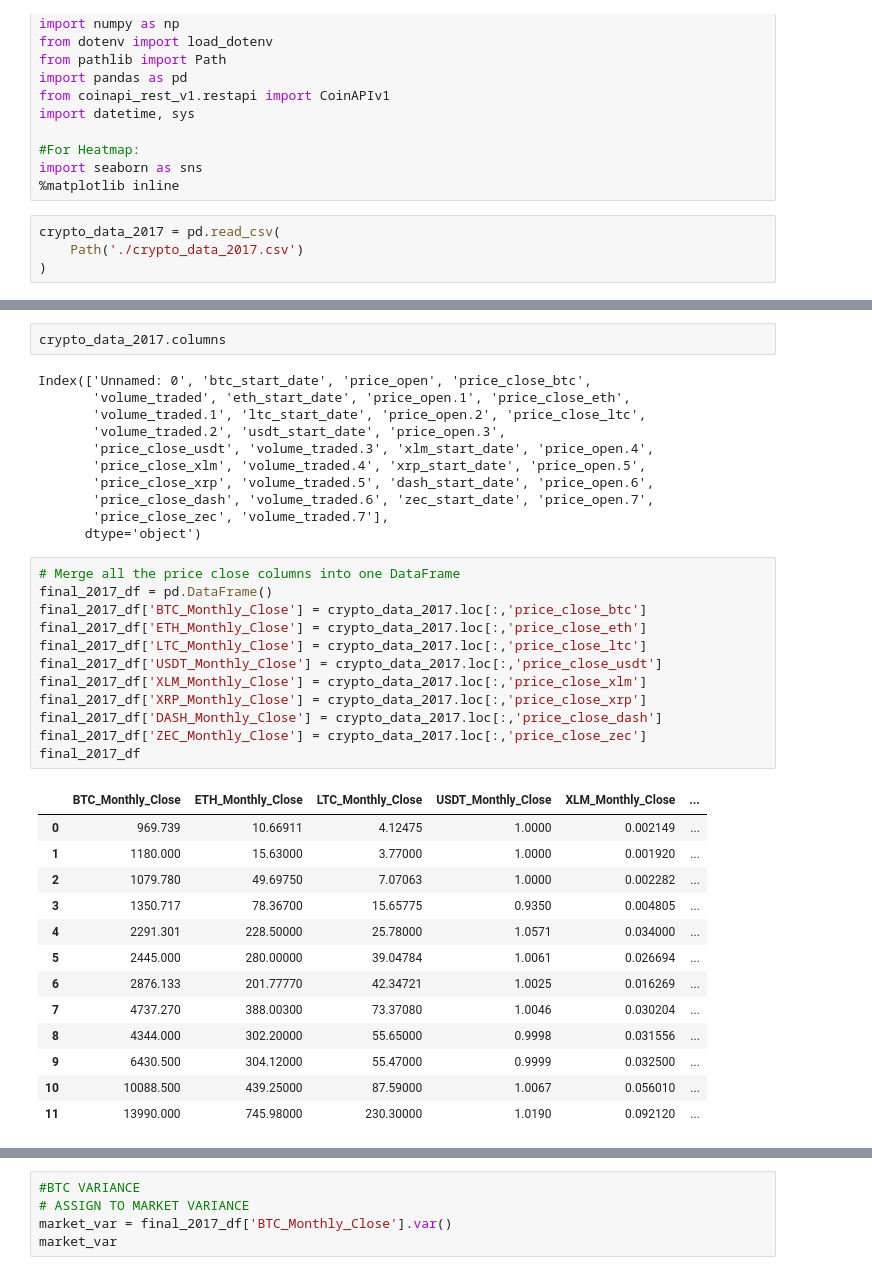
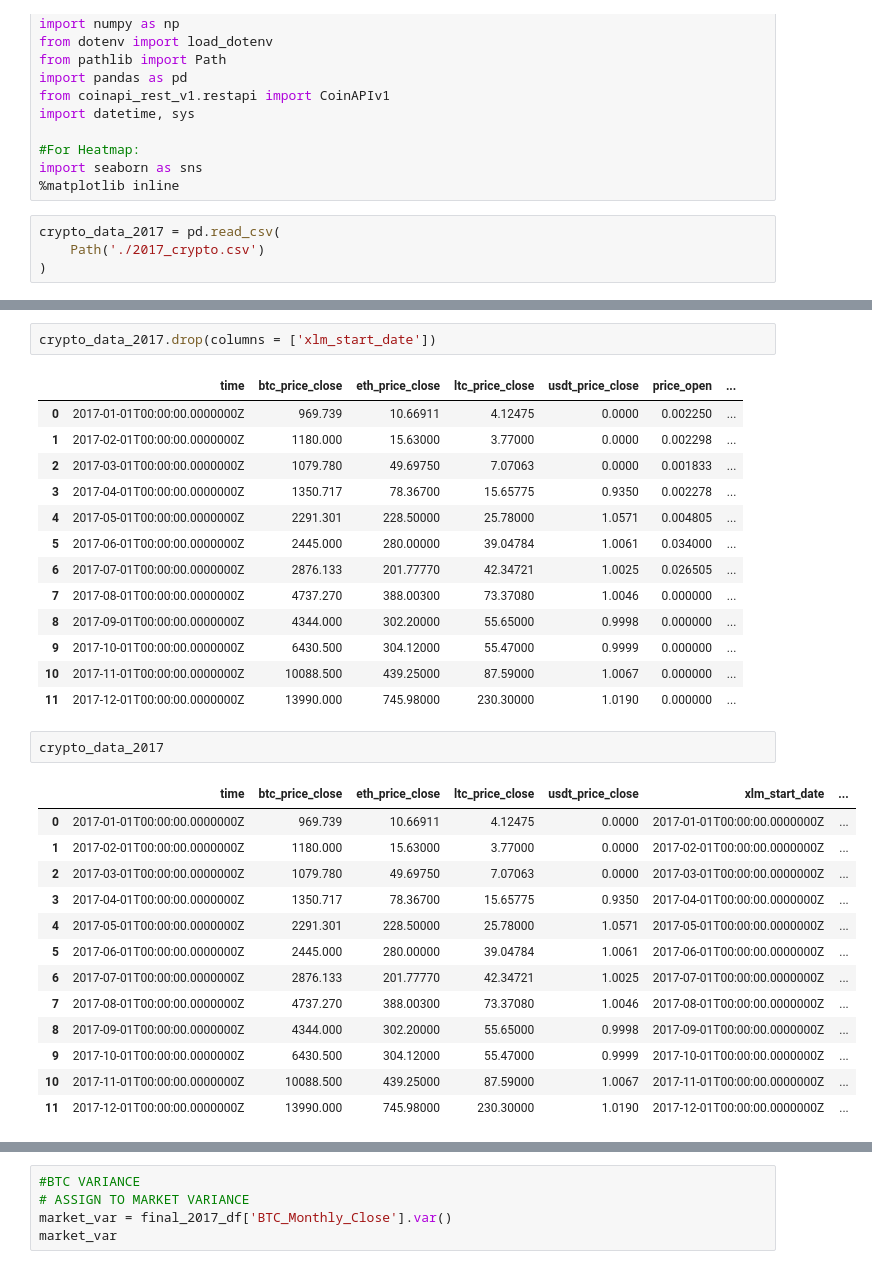
Before and after one commit to nathanduft44/Crypto_Corrisk, a Jupyter notebook: Nate_space/2017_analysis.ipynb, the cells around one changed output, grey strips where cells are left out. Cells and saved outputs as stored; diff of their text form.

```diff
--- a/Nate_space/2017_analysis.ipynb
+++ b/Nate_space/2017_analysis.ipynb
@@ -14,7 +14,7 @@ import seaborn as sns
 %matplotlib inline
 # %%
 crypto_data_2017 = pd.read_csv(
-    Path('./crypto_data_2017.csv')
+    Path('./2017_crypto.csv')
 )
 # %%
 crypto_data_2017.head()
@@ -29,40 +28,33 @@ crypto_data_2017.head()
 # %%
-crypto_data_2017.columns
+crypto_data_2017.drop(columns = ['xlm_start_date'])
 # %% [output]
-Index(['Unnamed: 0', 'btc_start_date', 'price_open', 'price_close_btc',
-       'volume_traded', 'eth_start_date', 'price_open.1', 'price_close_eth',
-       'volume_traded.1', 'ltc_start_date', 'price_open.2', 'price_close_ltc',
-       'volume_traded.2', 'usdt_start_date', 'price_open.3',
-       'price_close_usdt', 'volume_traded.3', 'xlm_start_date', 'price_open.4',
-       'price_close_xlm', 'volume_traded.4', 'xrp_start_date', 'price_open.5',
-       'price_close_xrp', 'volume_traded.5', 'dash_start_date', 'price_open.6',
-       'price_close_dash', 'volume_traded.6', 'zec_start_date', 'price_open.7',
-       'price_close_zec', 'volume_traded.7'],
-      dtype='object')
+|  | time | btc_price_close | eth_price_close | ltc_price_close | usdt_price_close | price_open | ... |
+| 0 | 2017-01-01T00:00:00.0000000Z | 969.739 | 10.66911 | 4.12475 | 0.0000 | 0.002250 | ... |
+| 1 | 2017-02-01T00:00:00.0000000Z | 1180.000 | 15.63000 | 3.77000 | 0.0000 | 0.002298 | ... |
+| 2 | 2017-03-01T00:00:00.0000000Z | 1079.780 | 49.69750 | 7.07063 | 0.0000 | 0.001833 | ... |
+| 3 | 2017-04-01T00:00:00.0000000Z | 1350.717 | 78.36700 | 15.65775 | 0.9350 | 0.002278 | ... |
+| 4 | 2017-05-01T00:00:00.0000000Z | 2291.301 | 228.50000 | 25.78000 | 1.0571 | 0.004805 | ... |
+| 5 | 2017-06-01T00:00:00.0000000Z | 2445.000 | 280.00000 | 39.04784 | 1.0061 | 0.034000 | ... |
+| 6 | 2017-07-01T00:00:00.0000000Z | 2876.133 | 201.77770 | 42.34721 | 1.0025 | 0.026505 | ... |
+| 7 | 2017-08-01T00:00:00.0000000Z | 4737.270 | 388.00300 | 73.37080 | 1.0046 | 0.000000 | ... |
+| 8 | 2017-09-01T00:00:00.0000000Z | 4344.000 | 302.20000 | 55.65000 | 0.9998 | 0.000000 | ... |
+| 9 | 2017-10-01T00:00:00.0000000Z | 6430.500 | 304.12000 | 55.47000 | 0.9999 | 0.000000 | ... |
+| 10 | 2017-11-01T00:00:00.0000000Z | 10088.500 | 439.25000 | 87.59000 | 1.0067 | 0.000000 | ... |
+| 11 | 2017-12-01T00:00:00.0000000Z | 13990.000 | 745.98000 | 230.30000 | 1.0190 | 0.000000 | ... |
 # %%
-# Merge all the price close columns into one DataFrame
-final_2017_df = pd.DataFrame()
-final_2017_df['BTC_Monthly_Close'] = crypto_data_2017.loc[:,'price_close_btc']
-final_2017_df['ETH_Monthly_Close'] = crypto_data_2017.loc[:,'price_close_eth']
-final_2017_df['LTC_Monthly_Close'] = crypto_data_2017.loc[:,'price_close_ltc']
-final_2017_df['USDT_Monthly_Close'] = crypto_data_2017.loc[:,'price_close_usdt']
-final_2017_df['XLM_Monthly_Close'] = crypto_data_2017.loc[:,'price_close_xlm']
-final_2017_df['XRP_Monthly_Close'] = crypto_data_2017.loc[:,'price_close_xrp']
-final_2017_df['DASH_Monthly_Close'] = crypto_data_2017.loc[:,'price_close_dash']
-final_2017_df['ZEC_Monthly_Close'] = crypto_data_2017.loc[:,'price_close_zec']
-final_2017_df
+crypto_data_2017
 # %% [output]
-|  | BTC_Monthly_Close | ETH_Monthly_Close | LTC_Monthly_Close | USDT_Monthly_Close | XLM_Monthly_Close | ... |
-| 0 | 969.739 | 10.66911 | 4.12475 | 1.0000 | 0.002149 | ... |
-| 1 | 1180.000 | 15.63000 | 3.77000 | 1.0000 | 0.001920 | ... |
-| 2 | 1079.780 | 49.69750 | 7.07063 | 1.0000 | 0.002282 | ... |
-| 3 | 1350.717 | 78.36700 | 15.65775 | 0.9350 | 0.004805 | ... |
-| 4 | 2291.301 | 228.50000 | 25.78000 | 1.0571 | 0.034000 | ... |
-| 5 | 2445.000 | 280.00000 | 39.04784 | 1.0061 | 0.026694 | ... |
-| 6 | 2876.133 | 201.77770 | 42.34721 | 1.0025 | 0.016269 | ... |
-| 7 | 4737.270 | 388.00300 | 73.37080 | 1.0046 | 0.030204 | ... |
-| 8 | 4344.000 | 302.20000 | 55.65000 | 0.9998 | 0.031556 | ... |
-| 9 | 6430.500 | 304.12000 | 55.47000 | 0.9999 | 0.032500 | ... |
-| 10 | 10088.500 | 439.25000 | 87.59000 | 1.0067 | 0.056010 | ... |
-| 11 | 13990.000 | 745.98000 | 230.30000 | 1.0190 | 0.092120 | ... |
+|  | time | btc_price_close | eth_price_close | ltc_price_close | usdt_price_close | xlm_start_date | ... |
+| 0 | 2017-01-01T00:00:00.0000000Z | 969.739 | 10.66911 | 4.12475 | 0.0000 | 2017-01-01T00:00:00.0000000Z | ... |
+| 1 | 2017-02-01T00:00:00.0000000Z | 1180.000 | 15.63000 | 3.77000 | 0.0000 | 2017-02-01T00:00:00.0000000Z | ... |
+| 2 | 2017-03-01T00:00:00.0000000Z | 1079.780 | 49.69750 | 7.07063 | 0.0000 | 2017-03-01T00:00:00.0000000Z | ... |
+| 3 | 2017-04-01T00:00:00.0000000Z | 1350.717 | 78.36700 | 15.65775 | 0.9350 | 2017-04-01T00:00:00.0000000Z | ... |
+| 4 | 2017-05-01T00:00:00.0000000Z | 2291.301 | 228.50000 | 25.78000 | 1.0571 | 2017-05-01T00:00:00.0000000Z | ... |
+| 5 | 2017-06-01T00:00:00.0000000Z | 2445.000 | 280.00000 | 39.04784 | 1.0061 | 2017-06-01T00:00:00.0000000Z | ... |
+| 6 | 2017-07-01T00:00:00.0000000Z | 2876.133 | 201.77770 | 42.34721 | 1.0025 | 2017-07-01T00:00:00.0000000Z | ... |
+| 7 | 2017-08-01T00:00:00.0000000Z | 4737.270 | 388.00300 | 73.37080 | 1.0046 | 2017-08-01T00:00:00.0000000Z | ... |
+| 8 | 2017-09-01T00:00:00.0000000Z | 4344.000 | 302.20000 | 55.65000 | 0.9998 | 2017-09-01T00:00:00.0000000Z | ... |
+| 9 | 2017-10-01T00:00:00.0000000Z | 6430.500 | 304.12000 | 55.47000 | 0.9999 | 2017-10-01T00:00:00.0000000Z | ... |
+| 10 | 2017-11-01T00:00:00.0000000Z | 10088.500 | 439.25000 | 87.59000 | 1.0067 | 2017-11-01T00:00:00.0000000Z | ... |
+| 11 | 2017-12-01T00:00:00.0000000Z | 13990.000 | 745.98000 | 230.30000 | 1.0190 | 2017-12-01T00:00:00.0000000Z | ... |
 # %%
```
Also changed, not shown: parts of 4 cells of this notebook, 4 other files.
